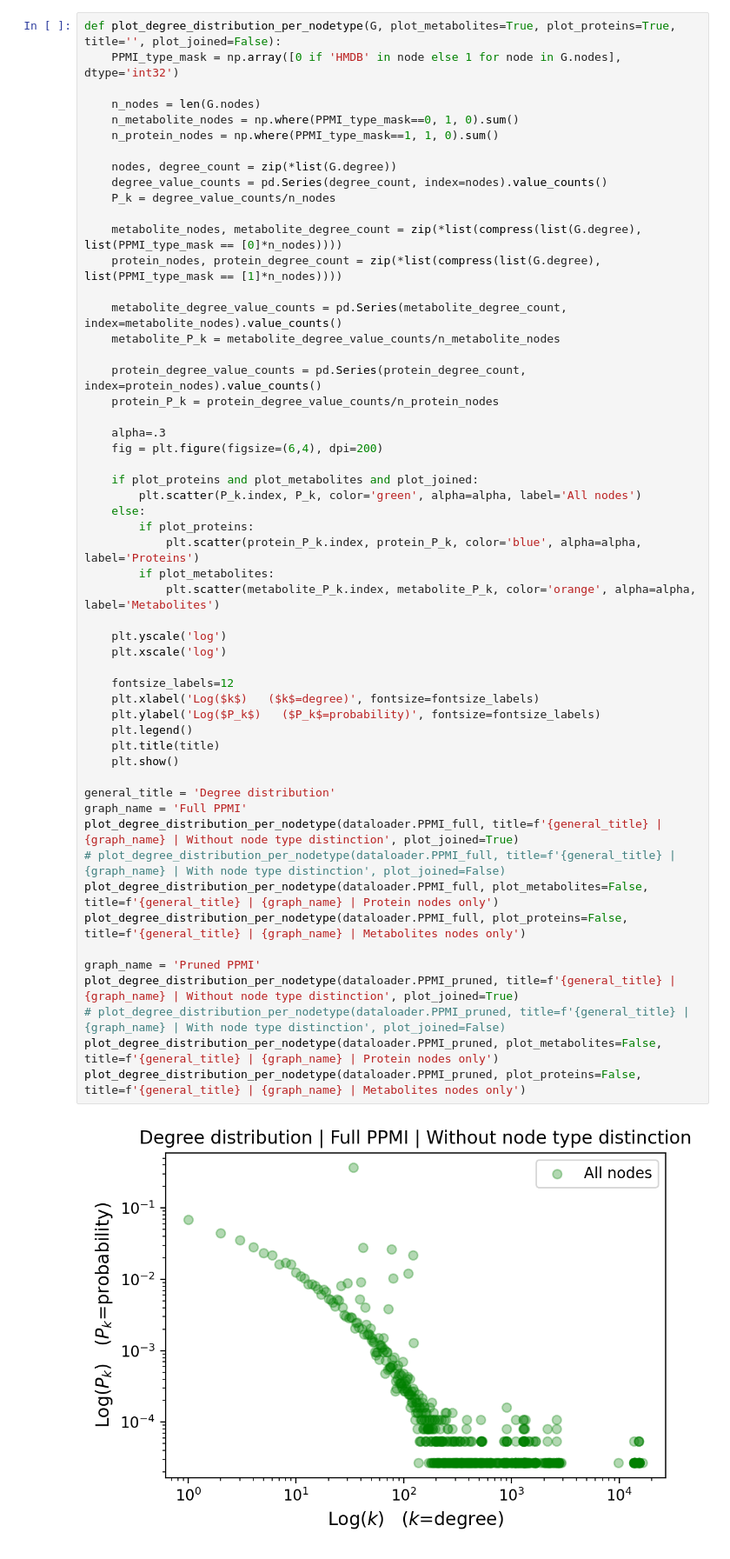
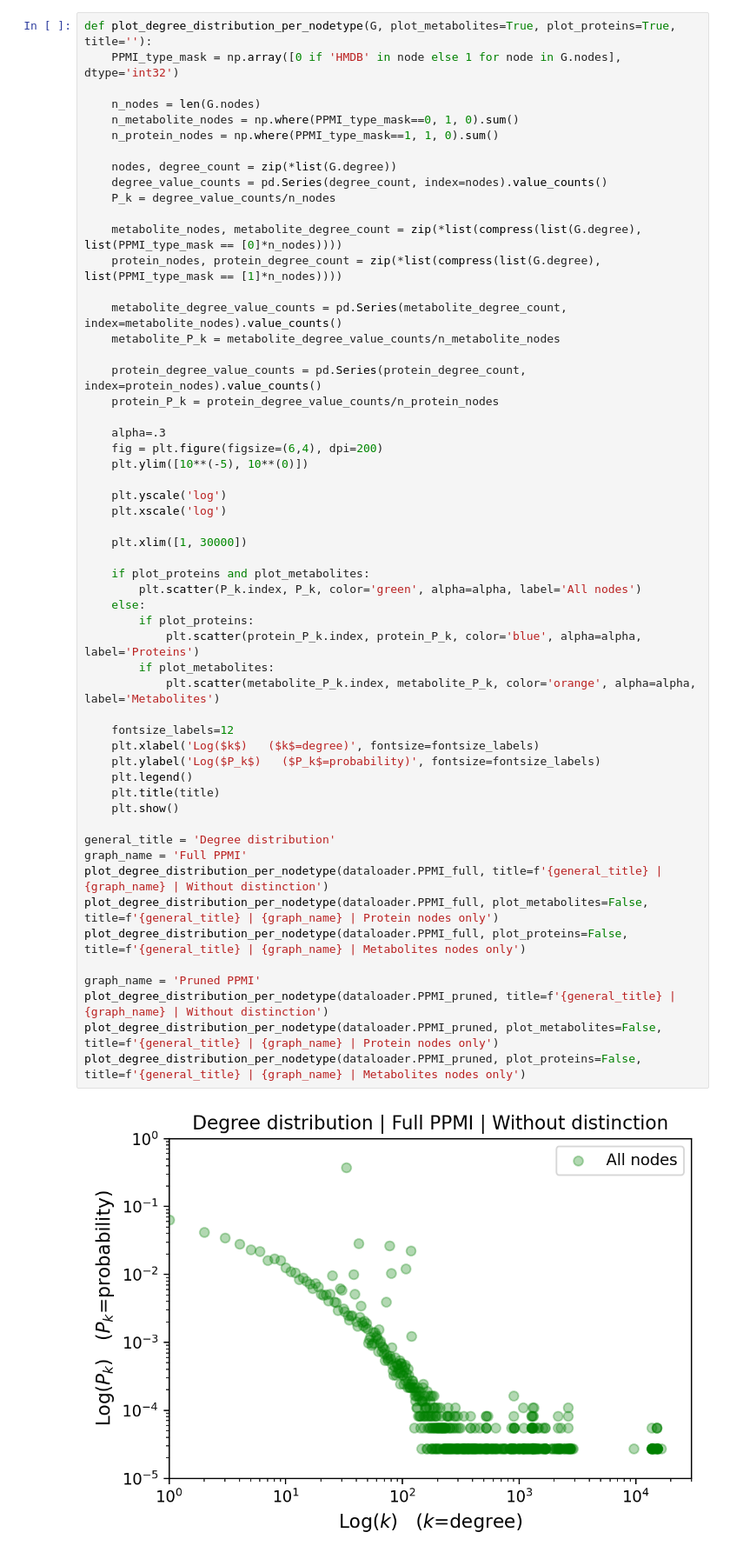
Before and after one commit to nmvdlei/PPMI_MAGNN, a Jupyter notebook: network_analysis.ipynb, the cells around one changed output. Shown at 87% size. Drawn from its saved outputs; the diff is of its cells as text.

```diff
--- a/network_analysis.ipynb
+++ b/network_analysis.ipynb
@@ -9,7 +14,7 @@ data_dir = du.find_data_dir('app')
 dataloader_file = du.get_file_path(data_dir, 'class based structure', 'dataloaders', 'dataloader.p')
 dataloader = du.read_from_pickle(dataloader_file)
 # %%
-def plot_degree_distribution_per_nodetype(G, plot_metabolites=True, plot_proteins=True, title='', plot_joined=False):
+def plot_degree_distribution_per_nodetype(G, plot_metabolites=True, plot_proteins=True, title=''):
     PPMI_type_mask = np.array([0 if 'HMDB' in node else 1 for node in G.nodes], dtype='int32')
 
     n_nodes = len(G.nodes)
@@ -28,39 +33,40 @@ def plot_degree_distribution_per_nodetype(G, plot_metabolites=True, plot_protein
 
     protein_degree_value_counts = pd.Series(protein_degree_count, index=protein_nodes).value_counts()
     protein_P_k = protein_degree_value_counts/n_protein_nodes
 
     alpha=.3
     fig = plt.figure(figsize=(6,4), dpi=200)
+    plt.ylim([10**(-5), 10**(0)])
 
-    if plot_proteins and plot_metabolites and plot_joined:
+    plt.yscale('log')
+    plt.xscale('log')
+
+    plt.xlim([1, 30000])
+
+    if plot_proteins and plot_metabolites:
         plt.scatter(P_k.index, P_k, color='green', alpha=alpha, label='All nodes')
     else:
         if plot_proteins:
             plt.scatter(protein_P_k.index, protein_P_k, color='blue', alpha=alpha, label='Proteins')
         if plot_metabolites:
             plt.scatter(metabolite_P_k.index, metabolite_P_k, color='orange', alpha=alpha, label='Metabolites')
-
-    plt.yscale('log')
-    plt.xscale('log')
 
     fontsize_labels=12
     plt.xlabel('Log($k$)   ($k$=degree)', fontsize=fontsize_labels)
     plt.ylabel('Log($P_k$)   ($P_k$=probability)', fontsize=fontsize_labels)
     plt.legend()
     plt.title(title)
     plt.show()
 
 general_title = 'Degree distribution'
 graph_name = 'Full PPMI'
-plot_degree_distribution_per_nodetype(dataloader.PPMI_full, title=f'{general_title} | {graph_name} | Without node type distinction', plot_joined=True)
-# plot_degree_distribution_per_nodetype(dataloader.PPMI_full, title=f'{general_title} | {graph_name} | With node type distinction', plot_joined=False)
+plot_degree_distribution_per_nodetype(dataloader.PPMI_full, title=f'{general_title} | {graph_name} | Without distinction')
 plot_degree_distribution_per_nodetype(dataloader.PPMI_full, plot_metabolites=False, title=f'{general_title} | {graph_name} | Protein nodes only')
 plot_degree_distribution_per_nodetype(dataloader.PPMI_full, plot_proteins=False, title=f'{general_title} | {graph_name} | Metabolites nodes only')
 
 graph_name = 'Pruned PPMI'
-plot_degree_distribution_per_nodetype(dataloader.PPMI_pruned, title=f'{general_title} | {graph_name} | Without node type distinction', plot_joined=True)
-# plot_degree_distribution_per_nodetype(dataloader.PPMI_pruned, title=f'{general_title} | {graph_name} | With node type distinction', plot_joined=False)
+plot_degree_distribution_per_nodetype(dataloader.PPMI_pruned, title=f'{general_title} | {graph_name} | Without distinction')
 plot_degree_distribution_per_nodetype(dataloader.PPMI_pruned, plot_metabolites=False, title=f'{general_title} | {graph_name} | Protein nodes only')
 plot_degree_distribution_per_nodetype(dataloader.PPMI_pruned, plot_proteins=False, title=f'{general_title} | {graph_name} | Metabolites nodes only')
 # %% [output]
-[figure, old version]
+[figure, new version]
```
Also changed, not shown: parts of 10 cells of this notebook.
